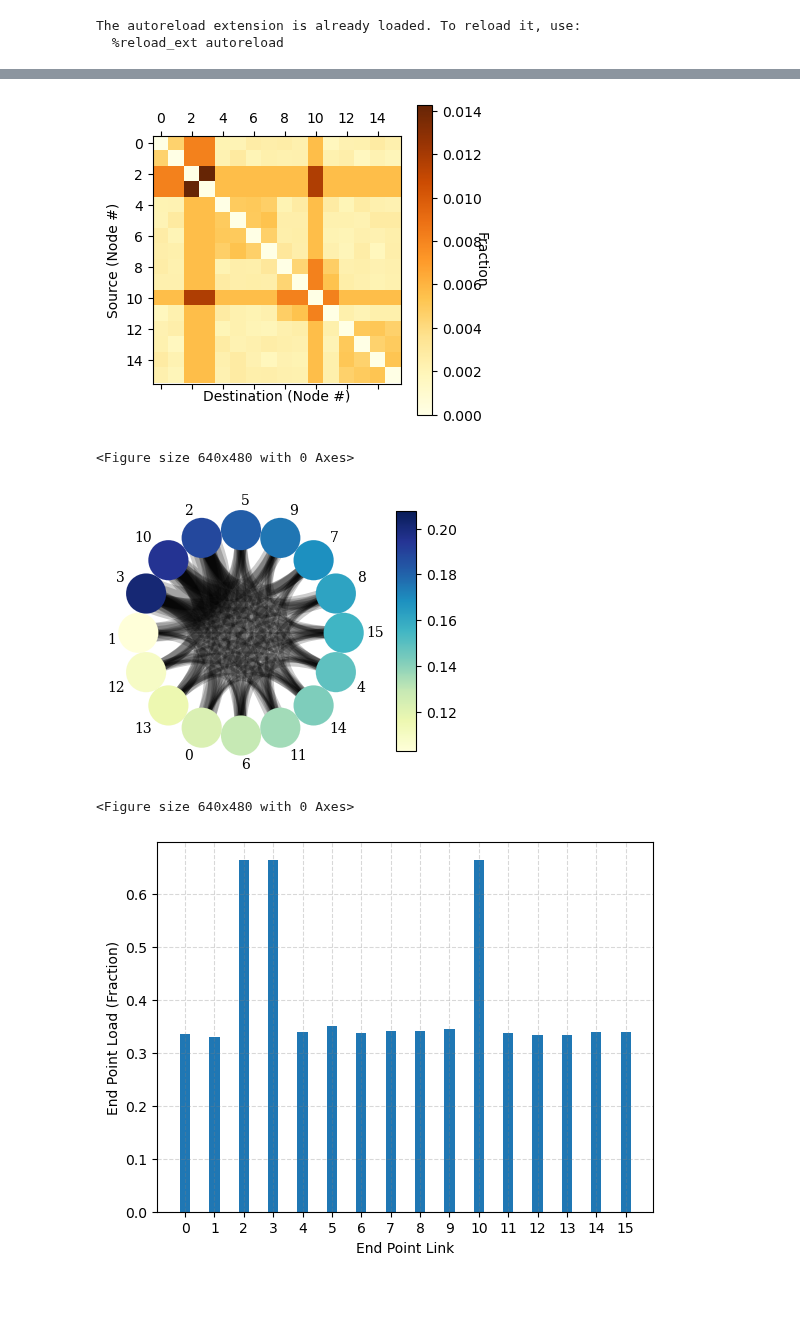
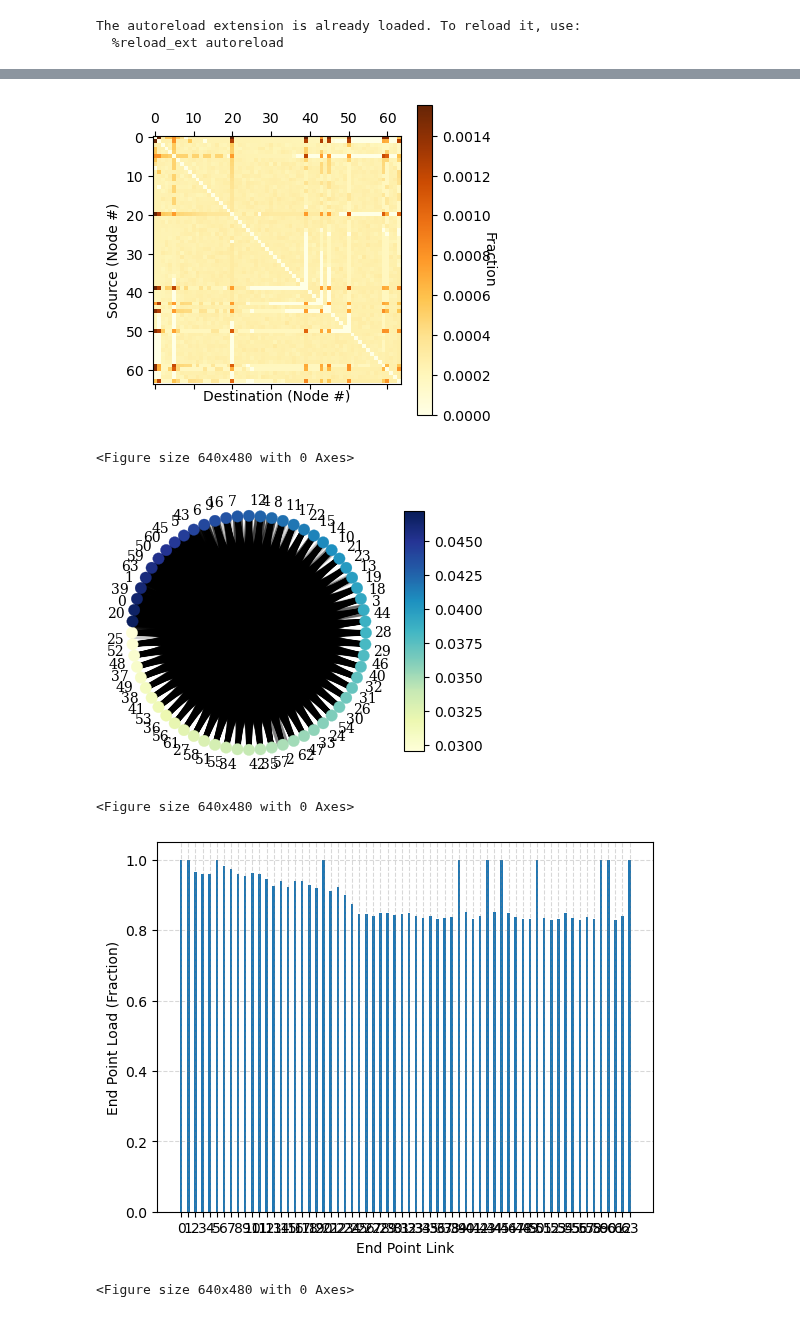
Before and after one commit to cwfparsonson/trafpy, a Jupyter notebook: notebooks/demand_plotbed.ipynb, the cells around one changed output, grey strips where cells are left out. Cells and saved outputs as stored; diff of their text form; code cells hidden in the pictures.

```diff
--- a/notebooks/demand_plotbed.ipynb
+++ b/notebooks/demand_plotbed.ipynb
@@ -17,6 +17,9 @@ DATA_NAME = 'university_k_4_L_2_n_4_chancap3125_numchans1_mldat2e6_bidirectional
 
 # path_to_benchmark_data = '/scratch/datasets/trafpy/traces/flowcentric/{}_benchmark_data_v7.json'.format(DATA_NAME)
 path_to_benchmark_data = '/scratch/datasets/trafpy/traces/flowcentric/{}_benchmark_data'.format(DATA_NAME)
+path_to_benchmark_data = os.getcwd()+'/../scripts/data2/'
+
+
 if os.path.isdir(path_to_benchmark_data):
     # data split into separate files in a directory
     separate_files = True
@@ -63,8 +66,8 @@ plt.rcParams.update({'figure.max_open_warning': 0}) # disable warnings
 from trafpy.generator import Demand, DemandsAnalyser, DemandPlotter, DemandsPlotter
 
 # for plotting
-net = tpg.gen_fat_tree(k=4, L=2, n=4, num_channels=1, server_to_rack_channel_capacity=3125, rack_to_edge_channel_capacity=1000, edge_to_agg_channel_capacity=1000, agg_to_core_channel_capacity=2000, bidirectional_links=True)
-# net = tpg.gen_arbitrary_network(ep_label=None, num_eps=64, num_channels=1, server_to_rack_channel_capacity=25000)
+# net = tpg.gen_fat_tree(k=4, L=2, n=4, num_channels=1, server_to_rack_channel_capacity=3125, rack_to_edge_channel_capacity=1000, edge_to_agg_channel_capacity=1000, agg_to_core_channel_capacity=2000, bidirectional_links=True)
+net = tpg.gen_arbitrary_network(ep_label=None, num_eps=64, num_channels=1, server_to_rack_channel_capacity=50000, bidirectional_links=True)
 slot_size = 1e6
 
 # create demand objects and print analysis summary
@@ -149,7 +140,7 @@ analyser.compute_metrics(print_summary=True)
 if not separate_files:
     plotters = DemandsPlotter(*demands)
 else:
-    plotters = DemandsPlotter(*demand_data_list)
+    plotters = DemandsPlotter(*demand_data_list, net=net.graph['endpoints'])
 _ = plotters.plot_flow_size_dists(logscale=False)
 _ = plotters.plot_interarrival_time_dists(logscale=False)
 # %% [output]
@@ -158,5 +149,6 @@ _ = plotters.plot_interarrival_time_dists(logscale=False)
-[figure, old version]
+[figure, new version]
 <Figure size 640x480 with 0 Axes>
-[figure, old version]
+[figure, new version]
 <Figure size 640x480 with 0 Axes>
-[figure, old version]
+[figure, new version]
+<Figure size 640x480 with 0 Axes>
```
Also changed, not shown: parts of 4 cells of this notebook, 9 other files.
